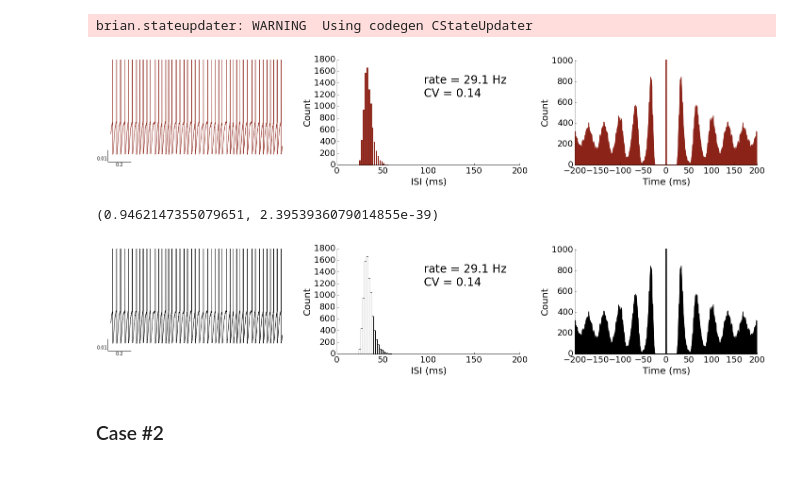
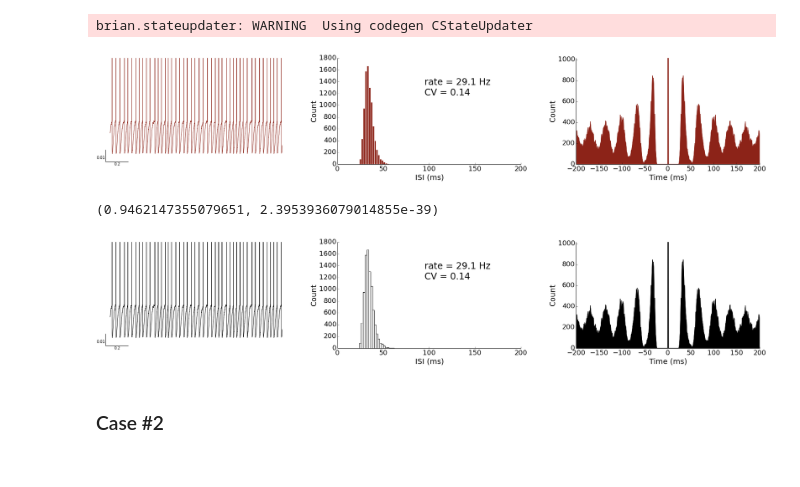
Before and after one commit to blennon/research, a Jupyter notebook: neuron_models/notebooks/MLI_gamma_current_parameters.ipynb, the cells around one changed output. Cells and saved outputs as stored; diff of their text form; code cells hidden in the pictures.

```diff
--- a/neuron_models/notebooks/MLI_gamma_current_parameters.ipynb
+++ b/neuron_models/notebooks/MLI_gamma_current_parameters.ipynb
@@ -103,37 +103,46 @@ monitors = {'MS_MLI_iso':MS_MLI, 'MR_MLI_iso':MR_MLI, 'MISI_MLI_iso':MISI_MLI, '
 out_dir = '/media/Data/research/paper #1/'
 for name, mon in monitors.iteritems():
     cPickle.dump(mon, open(out_dir+'%s.pkl'%name,'w'))
+# %%
+load_monitors = True
+if load_monitors:
+    in_dir = '/home/bill/shared_folder/research/paper #1/monitors/'
+    MS_MLI = cPickle.load(open(in_dir+'MS_MLI_iso.pkl'))
+    MV_MLI = cPickle.load(open(in_dir+'MV_MLI_iso.pkl'))
+    MISI_MLI = cPickle.load(open(in_dir+'MISI_MLI_iso.pkl'))
+    MR_MLI = cPickle.load(open(in_dir+'MR_MLI_iso.pkl'))
 # %%
-fig = figure(figsize=(25,4), dpi=600)
+fig = figure(figsize=(25,5), dpi=600)
 # Plot trace
 ax = fig.add_subplot(131)
 MV_MLI.insert_spikes(MS_MLI)
 ax.plot(MV_MLI.times[:6000],(MV_MLI.values[0,:6000]), color='#8C2318')
 xlim([-.1,1.5])
 add_scalebar(ax,labelx='This')
 ax.spines['top'].set_visible(False)
 ax.spines['right'].set_visible(False)
 ax.spines['left'].set_visible(False)
 ax.spines['bottom'].set_visible(False)
 
 # Plot ISI
 ax = fig.add_subplot(132)
 plot_ISI_histogram(MISI_MLI, MS_MLI, MR_MLI, (20,0),(95,MISI_MLI.count.max()*.7), color='#8C2318', edgecolor='w')
 simpleaxis(ax)
 xlim([0,200])
 tick_params(labelsize=18)
 
 # Plot spike autocorrelation
 ax = fig.add_subplot(133)
 plot_spike_correlogram(MS_MLI.spiketimes[0],MS_MLI.spiketimes[0], bin=1*ms, width=200*ms, ax=ax, color='#8C2318')
 simpleaxis(ax)
 tick_params(labelsize=18)
 
+tight_layout()
 fig.subplots_adjust(wspace=.3)
-
-#fig.savefig('/media/Data/research/paper #1/MLI_isolated_color.png')
+fig.savefig('/home/bill/shared_folder/research/paper #1/MLI_iso_color.tiff',dpi=600*6.93/25)
+fig.savefig('/home/bill/shared_folder/research/paper #1/MLI_iso_color.png',dpi=600*6.93/25)
 # %% [output]
-[figure, old version]
+[figure, new version]
 # %%
 from scipy.stats import normaltest, shapiro
 isis = diff(MS_MLI.spiketimes[0])
@@ -141,7 +150,7 @@ shapiro(isis[:5000])
 # %% [output]
 (0.9462147355079651, 2.3953936079014855e-39)
 # %%
-fig = figure(figsize=(25,4), dpi=600)
+fig = figure(figsize=(25,5), dpi=600)
 # Plot trace
 ax = fig.add_subplot(131)
 MV_MLI.insert_spikes(MS_MLI)
@@ -166,11 +175,12 @@ plot_spike_correlogram(MS_MLI.spiketimes[0],MS_MLI.spiketimes[0], bin=1*ms, widt
 simpleaxis(ax)
 tick_params(labelsize=18)
 
+tight_layout()
 fig.subplots_adjust(wspace=.3)
-
-#fig.savefig('/media/Data/research/paper #1/MLI_isolated_color.png')
+fig.savefig('/home/bill/shared_folder/research/paper #1/MLI_iso_bw.tiff',dpi=600*6.93/25)
+fig.savefig('/home/bill/shared_folder/research/paper #1/MLI_iso_bw.png',dpi=600*6.93/25)
 # %% [output]
-[figure, old version]
+[figure, new version]
 # %% [markdown]
 <h3>Case #2<h3>
 # %%
```
Also changed, not shown: 4 other files.
